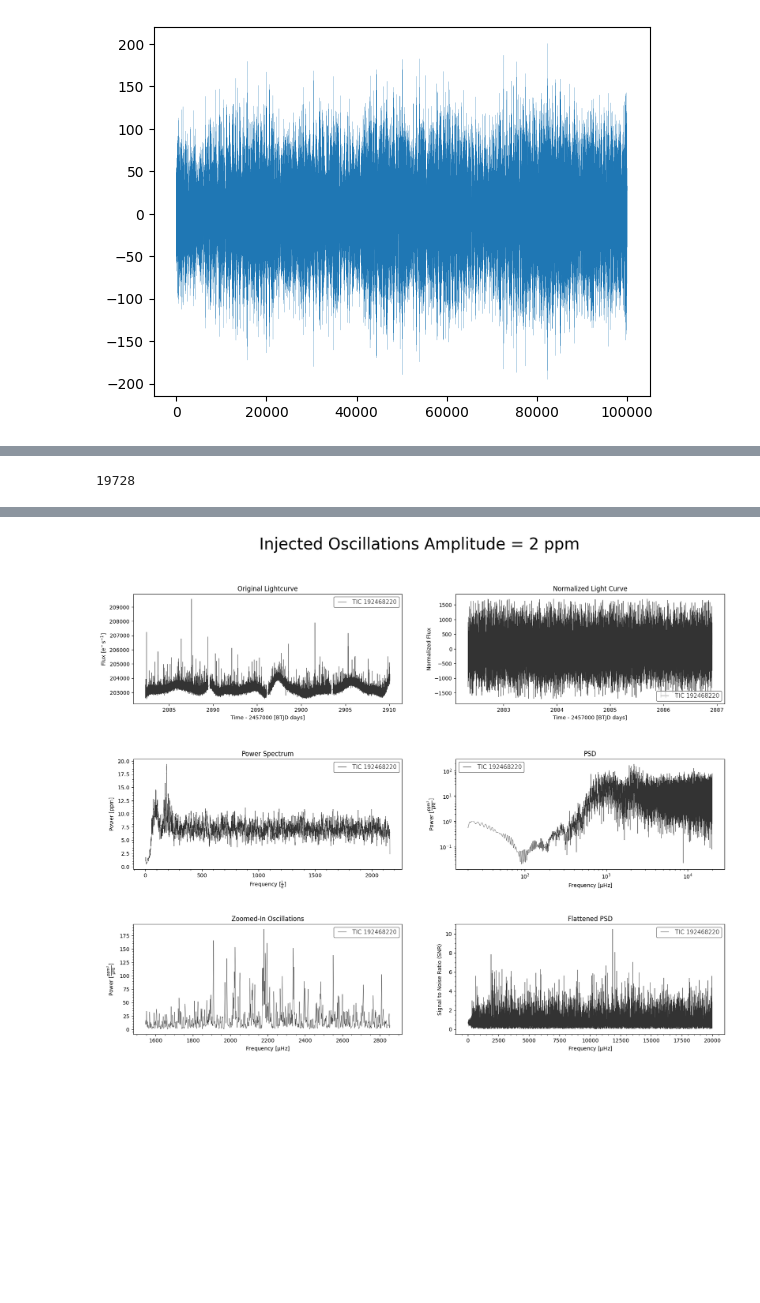
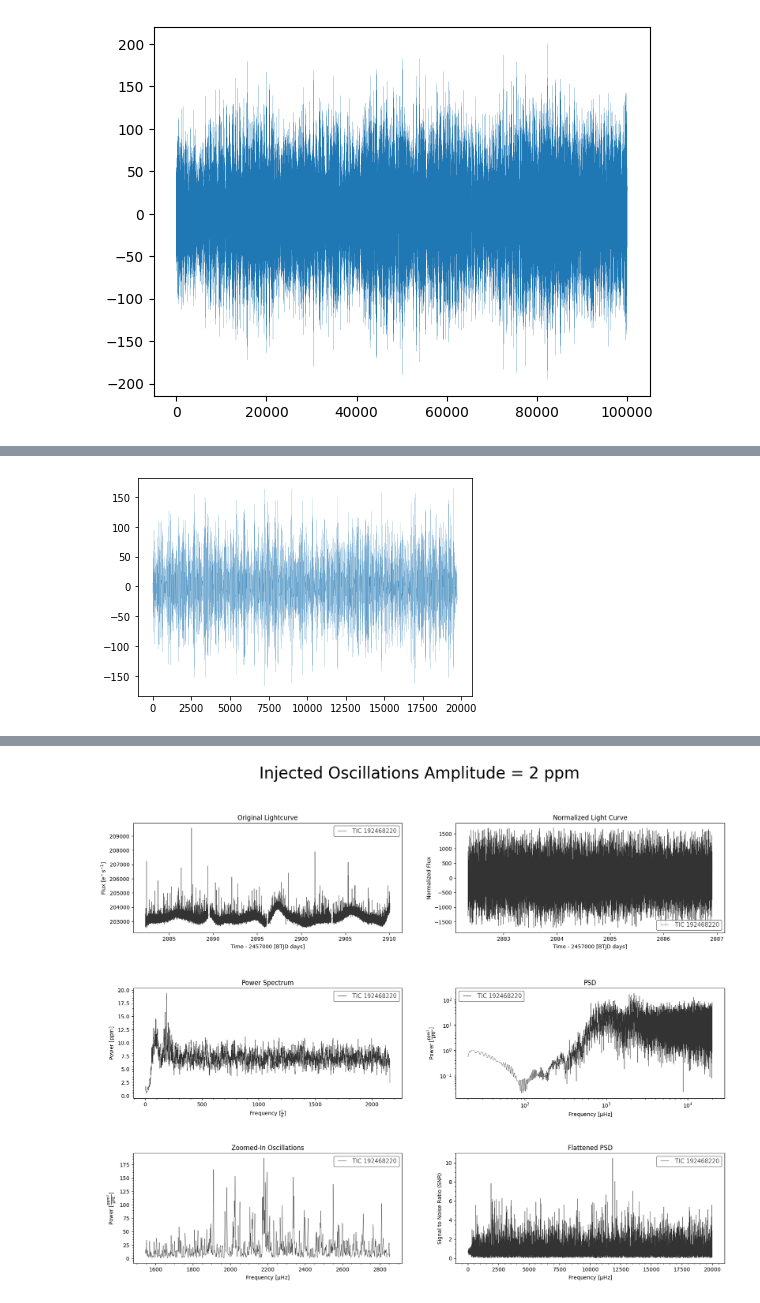
Before and after one commit to QuickPainter/M_Dwarf_Oscillations, a Jupyter notebook: more_injection.ipynb, the cells around one changed output, grey strips where cells are left out. Drawn from its saved outputs; the diff is of its cells as text; code cells hidden in the pictures; blank space fills up the shorter version.

```diff
--- a/more_injection.ipynb
+++ b/more_injection.ipynb
@@ -92,5 +98,7 @@ plt.plot(frequency,power)
 # %%
 no_gran_ascii_grid = np.loadtxt("/Users/caleb/downloads/AADG3-v3.0.2/examples/s4tess_llrgb/no_gran_s4tess_llrgb.asc")
 len(no_gran_ascii_grid)
+plt.plot(no_gran_ascii_grid,linewidth=.1)
+ascii_grid = no_gran_ascii_grid
 # %% [output]
-19728
+[figure, added]
```
Also changed, not shown: parts of 42 cells of this notebook.
